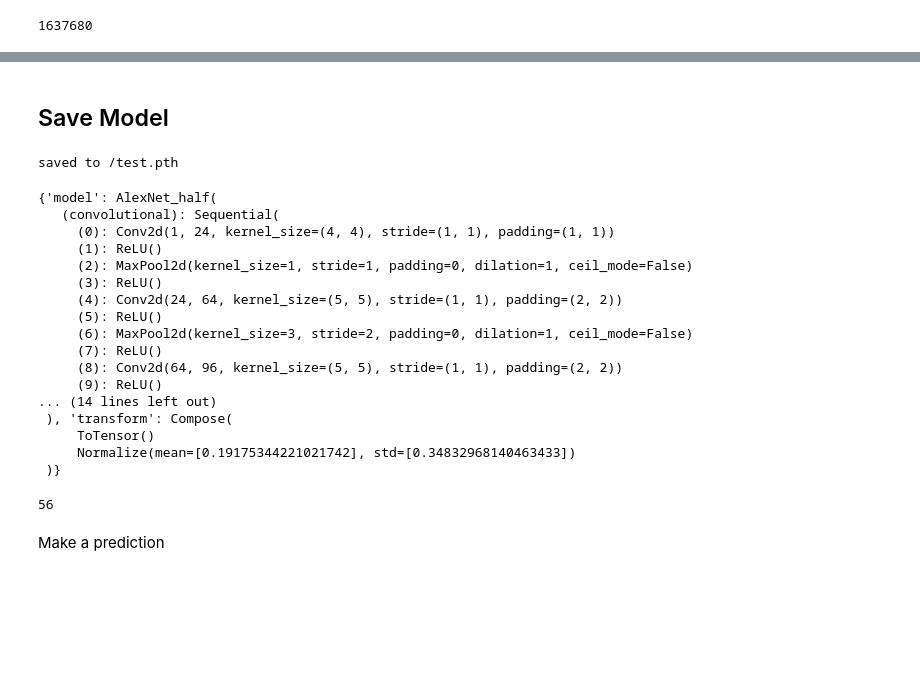
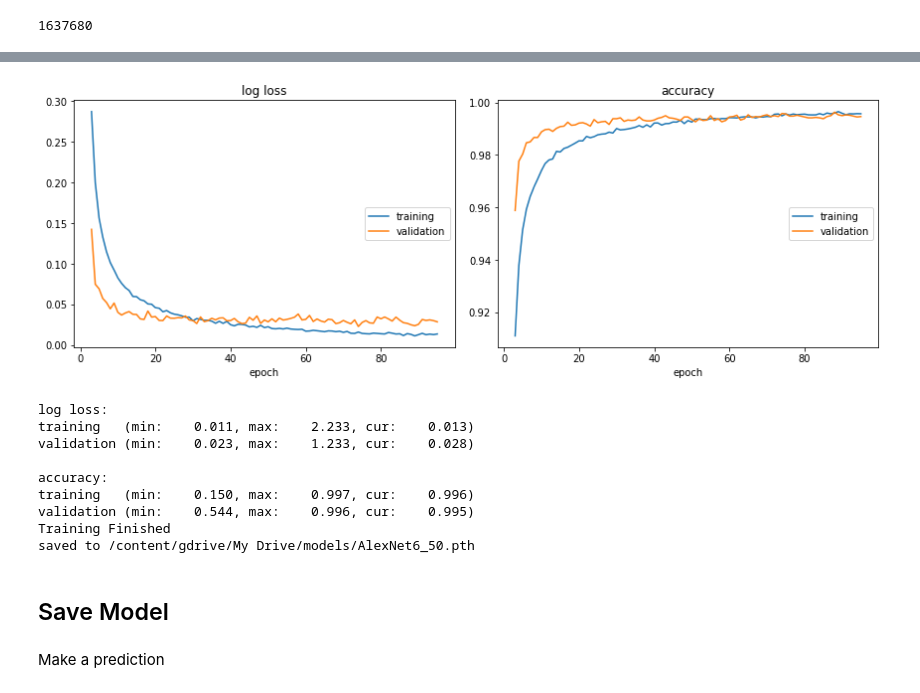
Before and after one commit to Boyne272/KMNIST_Classifier, a Jupyter notebook: training/AlexNet_6_wide.ipynb, the cells around one changed output, grey strips where cells are left out. Saved outputs shown, nothing was run; the diff lists cells and outputs as text; code cells hidden in the pictures; blank space fills up the shorter version.

```diff
--- a/training/AlexNet_6_wide.ipynb
+++ b/training/AlexNet_6_wide.ipynb
@@ -130,7 +131,7 @@ Now set our parameters
 # %%
 # Other Hyperparameters
 Seed = 42
-Learning_Rate = 1e-4
+Learning_Rate = 1e-2
 Momentum = 0.8
 Batch_Size = 64
 Weight_decay = 1e-4
@@ -305,7 +306,7 @@ Output (pre-softmax):
 # setup
 set_seed(Seed)
 model = AlexNet_6_wide().to(device)
-optimizer = torch.optim.Adam(model.parameters(), lr=Learning_Rate)
+optimizer = torch.optim.SGD(model.parameters(), lr=Learning_Rate, weight_decay=Weight_decay, momentum=Momentum)
 criterion = nn.CrossEntropyLoss()
 train_loader, validate_loader = data_loders[0]
 
@@ -326,31 +347,18 @@ wrapper.save_model("AlexNet6_50.pth")
+# %%
+wrapper.train_model(45)
+wrapper.save_model("AlexNet6_50.pth")
+# %% [output]
+[figure, added]
+log loss:
+training   (min:    0.011, max:    2.233, cur:    0.013)
+validation (min:    0.023, max:    1.233, cur:    0.028)
+
+accuracy:
+training   (min:    0.150, max:    0.997, cur:    0.996)
+validation (min:    0.544, max:    0.996, cur:    0.995)
+Training Finished
+saved to /content/gdrive/My Drive/models/AlexNet6_50.pth
 # %% [markdown]
 ## Save Model
-# %%
-wrapper.save_model("test.pth", path="/")
-test = torch.load("/test.pth")
-test
-# %% [output]
-saved to /test.pth
-{'model': AlexNet_half(
-   (convolutional): Sequential(
-     (0): Conv2d(1, 24, kernel_size=(4, 4), stride=(1, 1), padding=(1, 1))
-     (1): ReLU()
-     (2): MaxPool2d(kernel_size=1, stride=1, padding=0, dilation=1, ceil_mode=False)
-     (3): ReLU()
-     (4): Conv2d(24, 64, kernel_size=(5, 5), stride=(1, 1), padding=(2, 2))
-     (5): ReLU()
-     (6): MaxPool2d(kernel_size=3, stride=2, padding=0, dilation=1, ceil_mode=False)
-     (7): ReLU()
-     (8): Conv2d(64, 96, kernel_size=(5, 5), stride=(1, 1), padding=(2, 2))
-     (9): ReLU()
-... (14 lines left out)
- ), 'transform': Compose(
-     ToTensor()
-     Normalize(mean=[0.19175344221021742], std=[0.34832968140463433])
- )}
-# %%
-wrapper.max_acc_epoch()
-# %% [output]
-56
 # %% [markdown]
 Make a prediction
```
Also changed, not shown: parts of 9 cells of this notebook, 5 other files.
